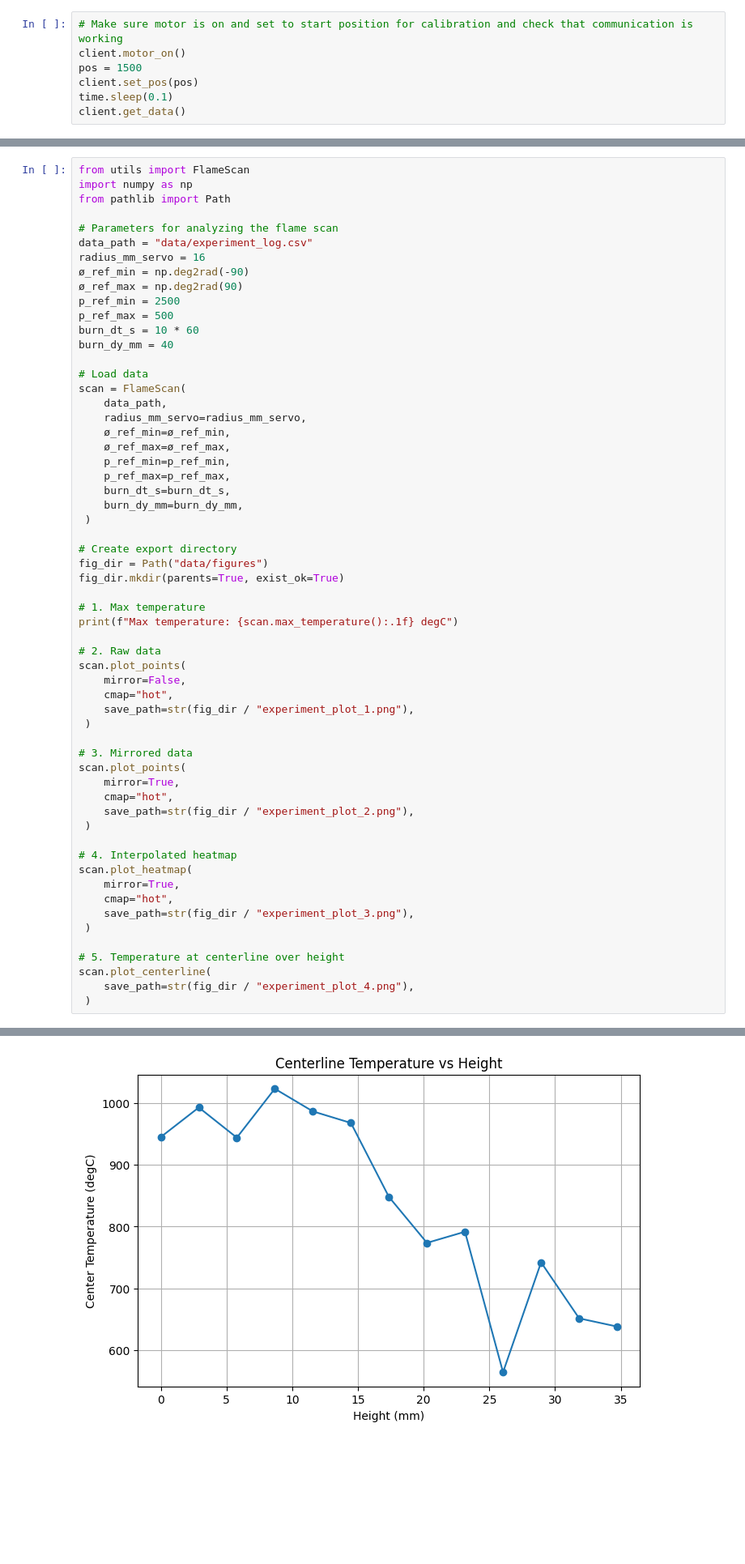
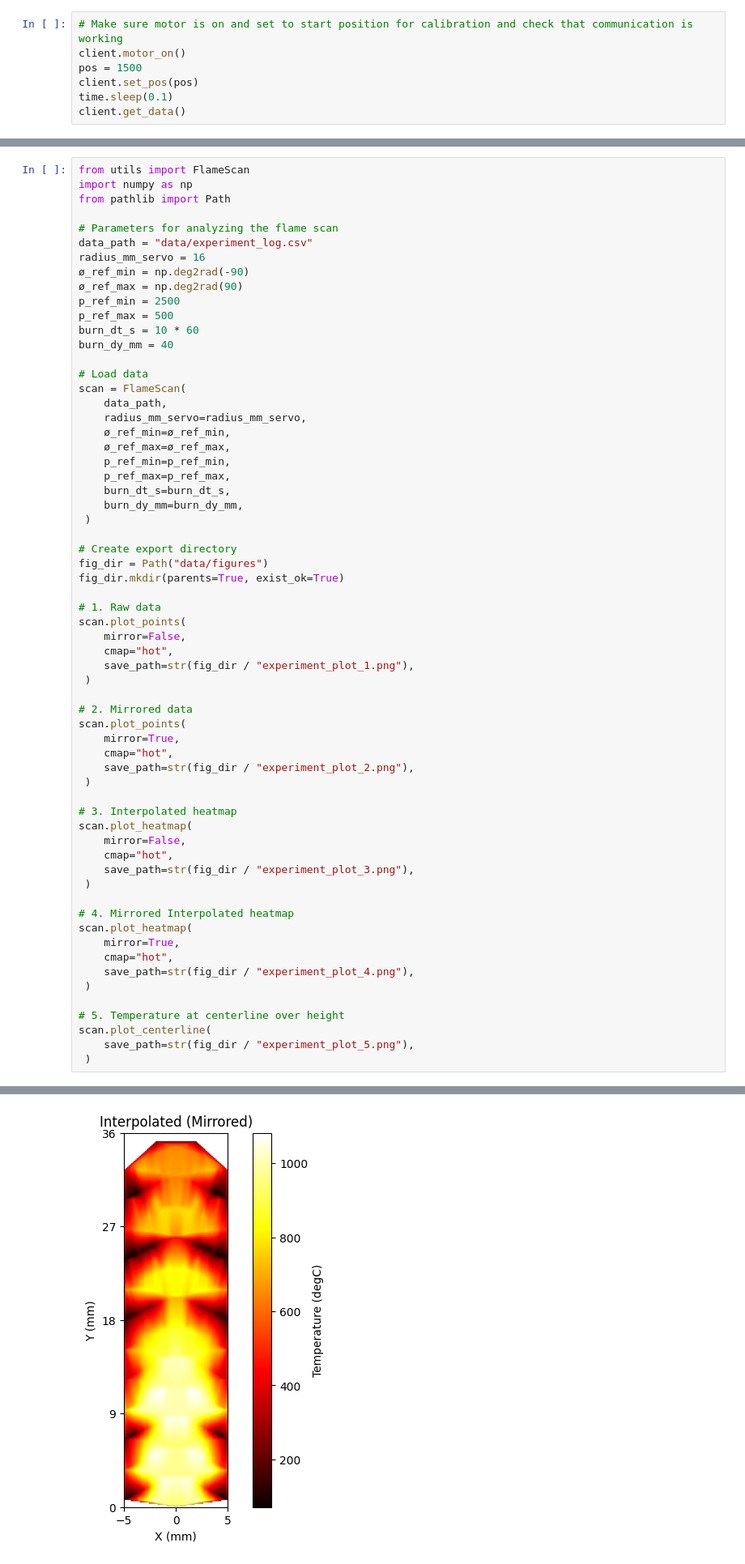
Before and after one commit to tobiasslethei/flame_logger, a Jupyter notebook: notebook.ipynb, the cells around one changed output, grey strips where cells are left out. Shown at 81% size. Drawn from its saved outputs; the diff is of its cells as text; blank space fills up the shorter version.

```diff
--- a/notebook.ipynb
+++ b/notebook.ipynb
@@ -53,32 +53,36 @@ scan = FlameScan(
 fig_dir = Path("data/figures")
 fig_dir.mkdir(parents=True, exist_ok=True)
 
-# 1. Max temperature
-print(f"Max temperature: {scan.max_temperature():.1f} degC")
-
-# 2. Raw data
+# 1. Raw data
 scan.plot_points(
     mirror=False,
     cmap="hot",
     save_path=str(fig_dir / "experiment_plot_1.png"),
  )
 
-# 3. Mirrored data
+# 2. Mirrored data
 scan.plot_points(
     mirror=True,
     cmap="hot",
     save_path=str(fig_dir / "experiment_plot_2.png"),
  )
 
-# 4. Interpolated heatmap
+# 3. Interpolated heatmap
 scan.plot_heatmap(
-    mirror=True,
+    mirror=False,
     cmap="hot",
     save_path=str(fig_dir / "experiment_plot_3.png"),
  )
 
+# 4. Mirrored Interpolated heatmap
+scan.plot_heatmap(
+    mirror=True,
+    cmap="hot",
+    save_path=str(fig_dir / "experiment_plot_4.png"),
+ )
+
 # 5. Temperature at centerline over height
 scan.plot_centerline(
-    save_path=str(fig_dir / "experiment_plot_4.png"),
+    save_path=str(fig_dir / "experiment_plot_5.png"),
  )
 # %% [output]
@@ -89 +92 @@ Max temperature: 1084.0 degC
-[figure, old version]
+[figure, new version]
```
Also changed, not shown: parts of 1 cell of this notebook, 10 other files.
